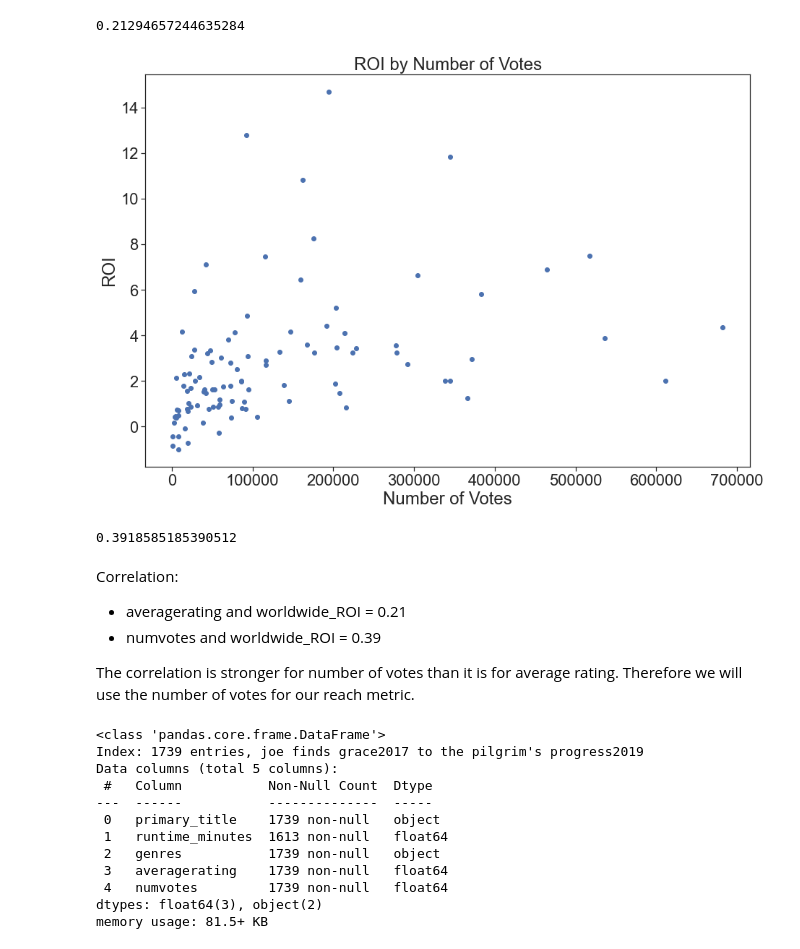
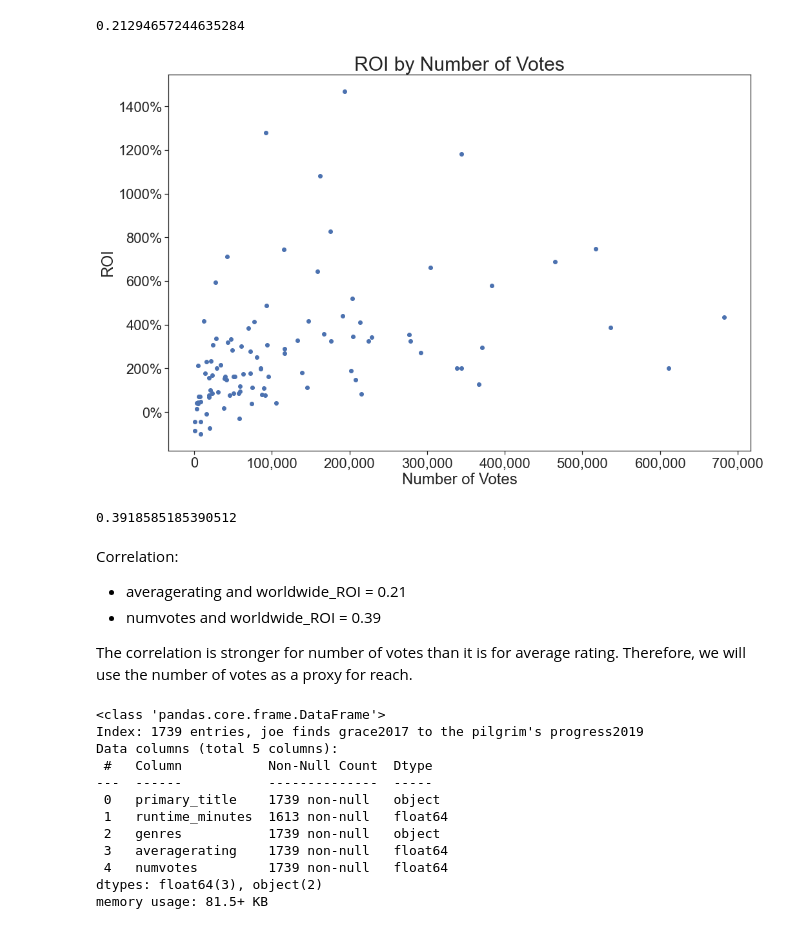
Before and after one commit to austint1121/VenusMovieAnalysis, a Jupyter notebook: Final_Notebook.ipynb, the cells around one changed output. Drawn from its saved outputs; the diff is of its cells as text; code cells hidden in the pictures.

```diff
--- a/Final_Notebook.ipynb
+++ b/Final_Notebook.ipynb
@@ -1655,12 +1702,26 @@ np.corrcoef(animated_imdb_tn['averagerating'], animated_imdb_tn['worldwide_ROI']
 # %%
 fig, ax = plt.subplots()
 
 ax.scatter(x=animated_imdb_tn['numvotes'], y=animated_imdb_tn['worldwide_ROI'])
 ax.set_xlabel('Number of Votes')
 ax.set_ylabel('ROI')
-ax.set_title('ROI by Number of Votes');
+ax.set_title('ROI by Number of Votes', fontsize=30)
+
+# set xticklabels to have ',' in the numbers
+xticklabels = [f'{tick:,.0f}' for tick in ax.get_xticks()]
+ax.set_xticklabels(xticklabels)
+
+# set yticklabels to be a %
+yticklabels = [f'{tick *100:.0f}%' for tick in ax.get_yticks()]
+ax.set_yticklabels(yticklabels)
+
+# set tight layout for saving as png
+plt.tight_layout()
+
+# save as png
+month_fig.savefig('Images/votes_roi_correlation')
 # %% [output]
-[figure, old version]
+[figure, new version]
 # %%
 np.corrcoef(animated_imdb_tn['numvotes'], animated_imdb_tn['worldwide_ROI'])[0][1]
 # %% [output]
@@ -1670,7 +1731,7 @@ Correlation:
 - averagerating and worldwide_ROI = 0.21
 - numvotes and worldwide_ROI = 0.39
 
-The correlation is stronger for number of votes than it is for average rating. Therefore we will use the number of votes for our reach metric.
+The correlation is stronger for number of votes than it is for average rating. Therefore, we will use the number of votes as a proxy for reach.
 # %%
 # filter animated movies
 animated = imdb[imdb['genres'] == 'Animation']
```
Also changed, not shown: parts of 39 cells of this notebook, 10 other files.
